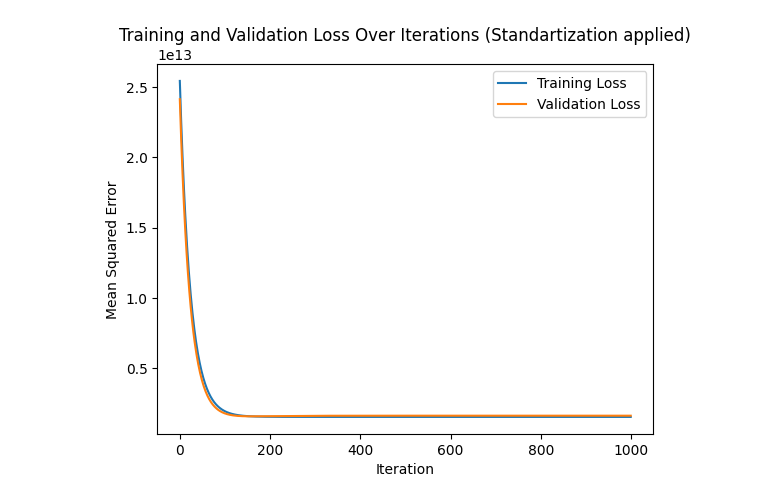
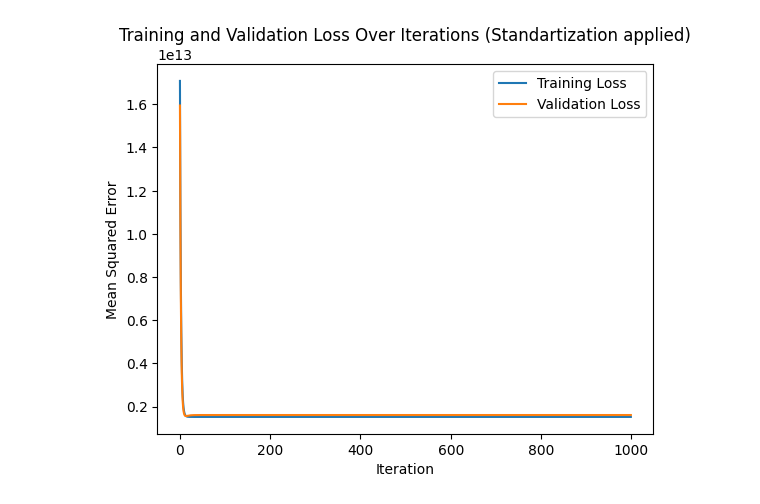
Before and after one commit to Anidafio/4105_hw2, a Jupyter notebook: hw2_p2a.ipynb, the cells around one changed output. Drawn from its saved outputs; the diff is of its cells as text; code cells hidden in the pictures.

```diff
--- a/hw2_p2a.ipynb
+++ b/hw2_p2a.ipynb
@@ -68,7 +68,7 @@ X_b_val = np.insert(X_val, 0, 1, axis=1)
 
 theta = np.zeros((X_b_train.shape[1], 1))
 iterations = 1000
-alpha = 0.01
+alpha = 0.1
 
 train_losses = []
 val_losses = []
@@ -119,32 +119,32 @@ m = len(y_train)
 
 #model training
 X_b_train = np.insert(X_train, 0, 1, axis=1)
 X_b_val = np.insert(X_val, 0, 1, axis=1)
 
 theta = np.zeros((X_b_train.shape[1], 1))
 iterations = 1000
-alpha = 0.01
+alpha = 0.1
 
 train_losses = []
 val_losses = []
 
 for iteration in range(iterations):
     gradients = 2/m * X_b_train.T.dot(X_b_train.dot(theta) - y_train)
     theta -= alpha * gradients
 
     train_loss = (1/m) * np.sum(np.square(X_b_train.dot(theta) - y_train))
     val_loss = (1/len(X_val)) * np.sum(np.square(X_b_val.dot(theta) - y_val))
 
     train_losses.append(train_loss)
     val_losses.append(val_loss)
 
 #output plot
 plt.plot(train_losses, label="Training Loss")
 plt.plot(val_losses, label="Validation Loss")
 plt.xlabel("Iteration")
 plt.ylabel("Mean Squared Error")
 plt.legend()
 plt.title("Training and Validation Loss Over Iterations (Standartization applied)")
 plt.show()
 # %% [output]
-[figure, old version]
+[figure, new version]
```
Also changed, not shown: parts of 1 cell of this notebook.
